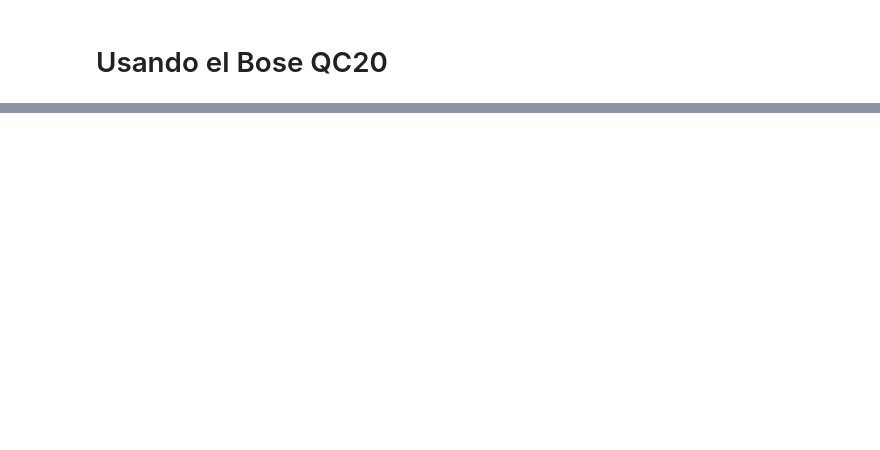
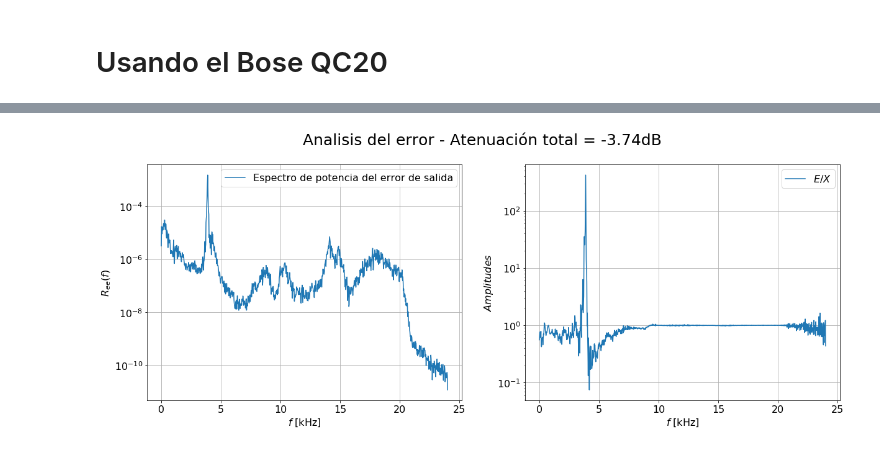
Before and after one commit to asp-image-dsp/asp-project-02, a Jupyter notebook: development/rls_secondary.ipynb, the cells around one changed output, grey strips where cells are left out. Cells and saved outputs as stored; diff of their text form; code cells hidden in the pictures; blank space fills up the shorter version.

```diff
--- a/development/rls_secondary.ipynb
+++ b/development/rls_secondary.ipynb
@@ -69,0 +70,4 @@ plot_helpers.plot_anc_results([headphone.d, e], w, weight_plot='response')
+# %%
+plot_helpers.plot_error_analysis(headphone.d[:], e[:], 48000, 'Analisis del error', a_weighting=False)
+# %% [output]
+[figure, added]
```
Also changed, not shown: parts of 6 cells of this notebook, 13 other files.
